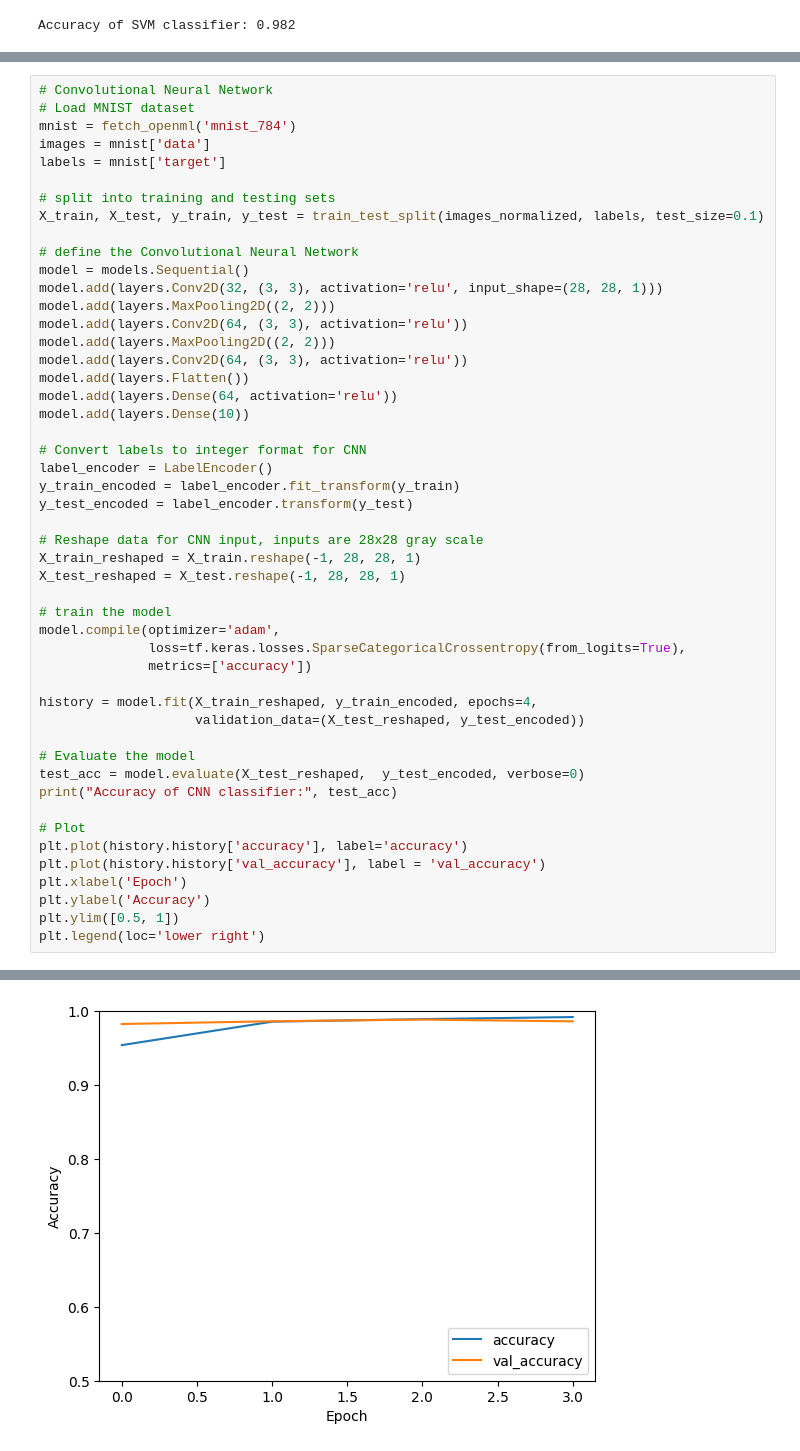
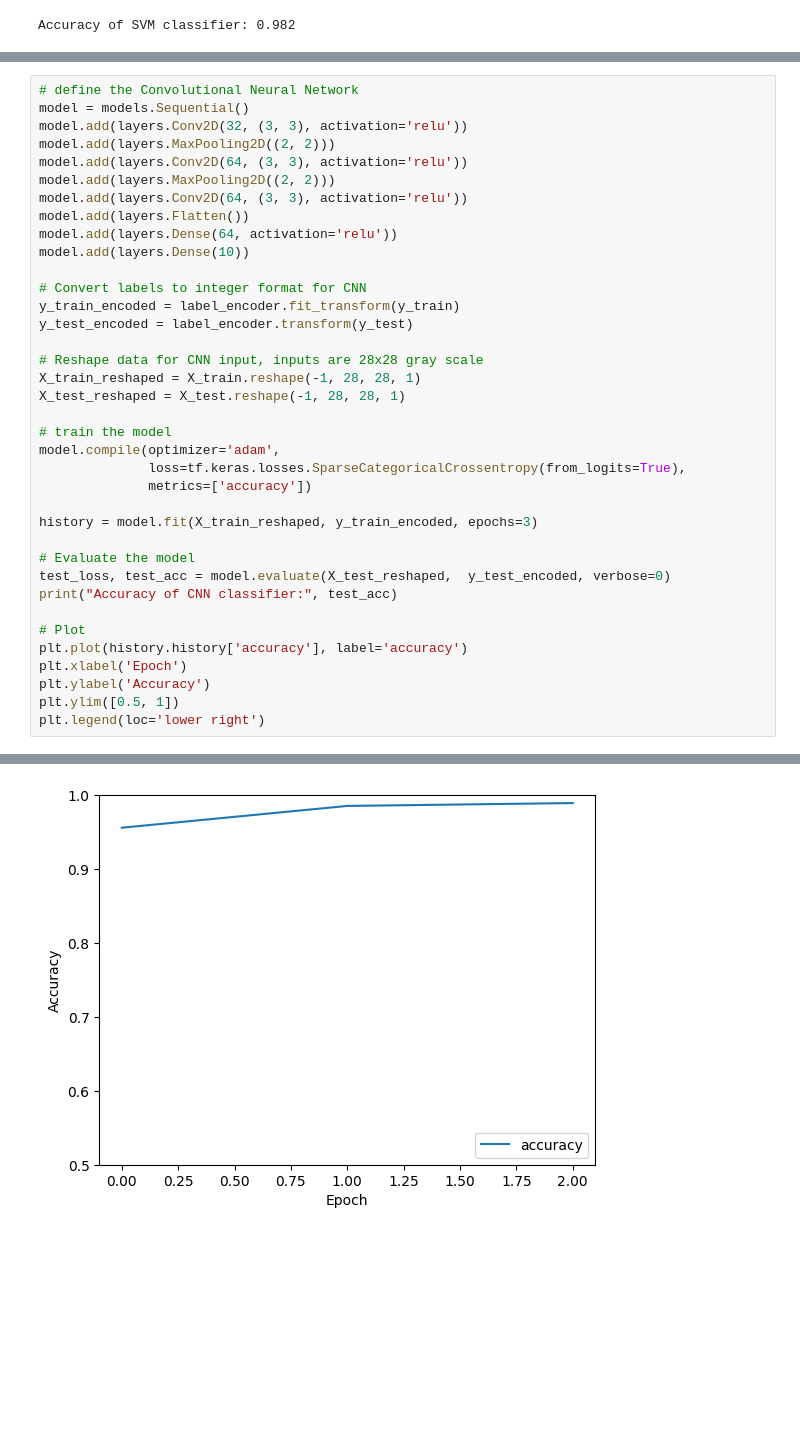
Before and after one commit to gmccannon/AML-Project-3, a Jupyter notebook: main.ipynb, the cells around one changed output, grey strips where cells are left out. Drawn from its saved outputs; the diff is of its cells as text; blank space fills up the shorter version.

```diff
--- a/main.ipynb
+++ b/main.ipynb
@@ -68,18 +72,9 @@ print("Accuracy of GBT classifier:", accuracy)
 # %% [output]
 Accuracy of SVM classifier: 0.982
 # %%
-# Convolutional Neural Network
-# Load MNIST dataset
-mnist = fetch_openml('mnist_784')
-images = mnist['data']
-labels = mnist['target']
-
-# split into training and testing sets
-X_train, X_test, y_train, y_test = train_test_split(images_normalized, labels, test_size=0.1)
-
 # define the Convolutional Neural Network
 model = models.Sequential()
-model.add(layers.Conv2D(32, (3, 3), activation='relu', input_shape=(28, 28, 1)))
+model.add(layers.Conv2D(32, (3, 3), activation='relu'))
 model.add(layers.MaxPooling2D((2, 2)))
 model.add(layers.Conv2D(64, (3, 3), activation='relu'))
 model.add(layers.MaxPooling2D((2, 2)))
@@ -89,7 +84,6 @@ model.add(layers.Dense(64, activation='relu'))
 model.add(layers.Dense(10))
 
 # Convert labels to integer format for CNN
-label_encoder = LabelEncoder()
 y_train_encoded = label_encoder.fit_transform(y_train)
 y_test_encoded = label_encoder.transform(y_test)
 
@@ -102,16 +96,14 @@ model.compile(optimizer='adam',
               loss=tf.keras.losses.SparseCategoricalCrossentropy(from_logits=True),
               metrics=['accuracy'])
 
-history = model.fit(X_train_reshaped, y_train_encoded, epochs=4,
-                    validation_data=(X_test_reshaped, y_test_encoded))
+history = model.fit(X_train_reshaped, y_train_encoded, epochs=3)
 
 # Evaluate the model
-test_acc = model.evaluate(X_test_reshaped,  y_test_encoded, verbose=0)
+test_loss, test_acc = model.evaluate(X_test_reshaped,  y_test_encoded, verbose=0)
 print("Accuracy of CNN classifier:", test_acc)
 
 # Plot
 plt.plot(history.history['accuracy'], label='accuracy')
-plt.plot(history.history['val_accuracy'], label = 'val_accuracy')
 plt.xlabel('Epoch')
 plt.ylabel('Accuracy')
 plt.ylim([0.5, 1])
@@ -129,5 +119,5 @@ Accuracy of CNN classifier: [0.04333872348070145, 0.9861428737640381]
 <matplotlib.legend.Legend at 0x...>
-[figure, old version]
+[figure, new version]
 # %%
 # convert an image I drew to test the model with
 
```
Also changed, not shown: parts of 5 cells of this notebook, 1 other file.
